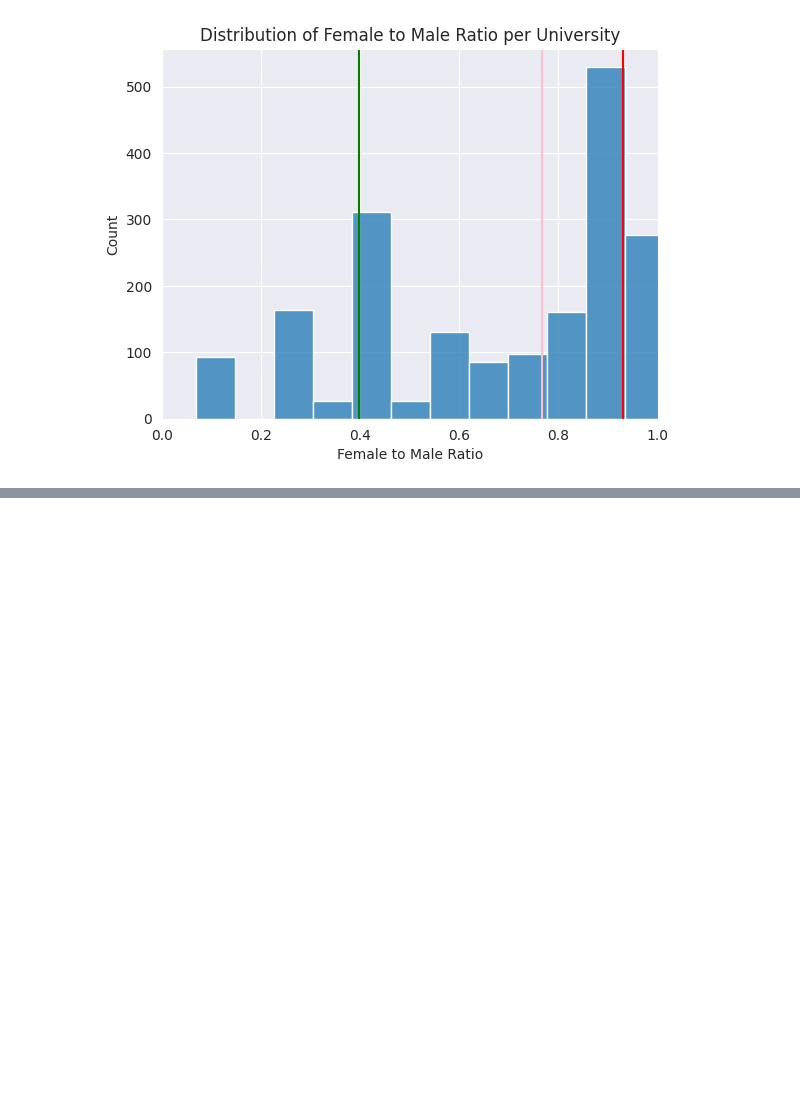
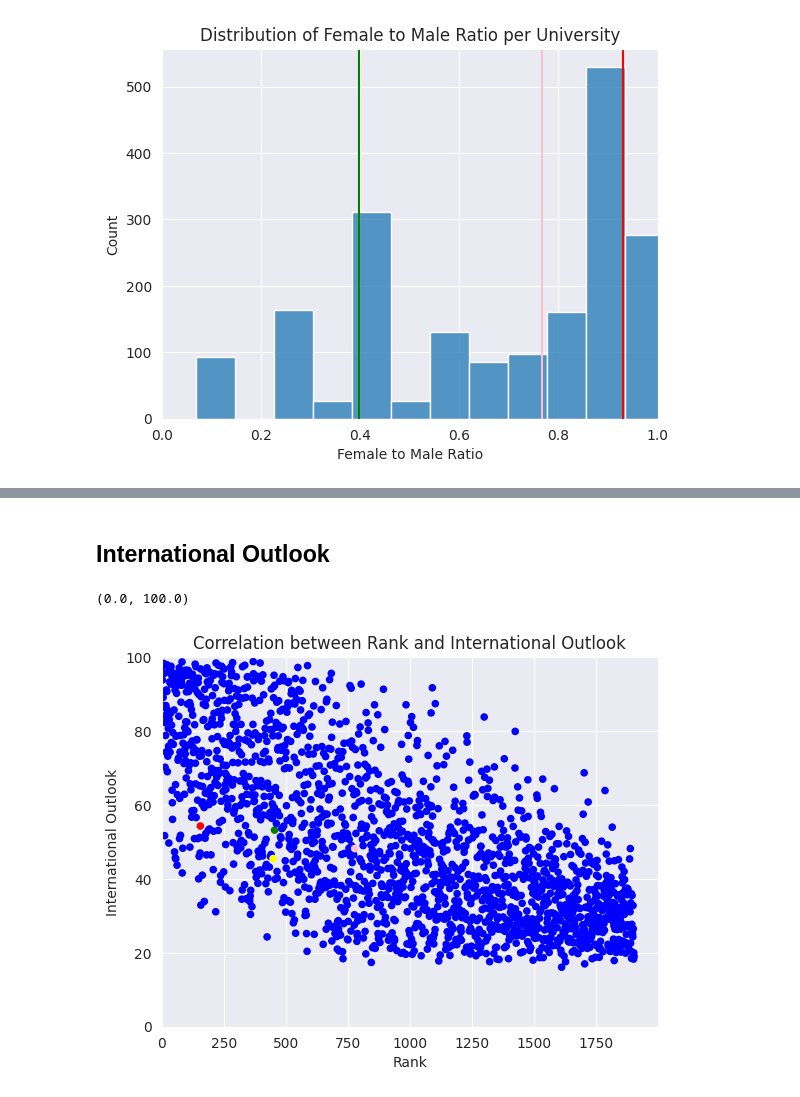
Before and after one commit to PaoloCarlevero/portfolio, a Jupyter notebook: python/top_world_university/the_world_university.ipynb, the cells around one changed output, grey strips where cells are left out. Drawn from its saved outputs; the diff is of its cells as text; code cells hidden in the pictures; blank space fills up the shorter version.

Commit message:
Added international outlook scatter plot

```diff
--- a/python/top_world_university/the_world_university.ipynb
+++ b/python/top_world_university/the_world_university.ipynb
@@ -361,3 +361,18 @@ df_2024.loc[df_2024['Name'].isin(color_per_university.keys())]
 | 10974 | 449 | University of Turin | Italy | 63232 | 29.5 | 0.06 | ... |
 | 10980 | 455 | Polytechnic University of Turin | Italy | 30497 | 31.9 | 0.15 | ... |
 | 11303 | 778 | Amedeo Avogadro University of Eas... | Italy | 14981 | 40.8 | 0.07 | ... |
+# %% [markdown]
+## International Outlook
+# %%
+df_2024.plot.scatter(
+    x='Rank',
+    y='International Outlook',
+    c = 'Color'
+)
+
+plt.title('Correlation between Rank and International Outlook')
+plt.xlim(0)
+plt.ylim([0, 100])
+# %% [output]
+(0.0, 100.0)
+[figure, added]
```
Also changed, not shown: parts of 1 cell of this notebook.
